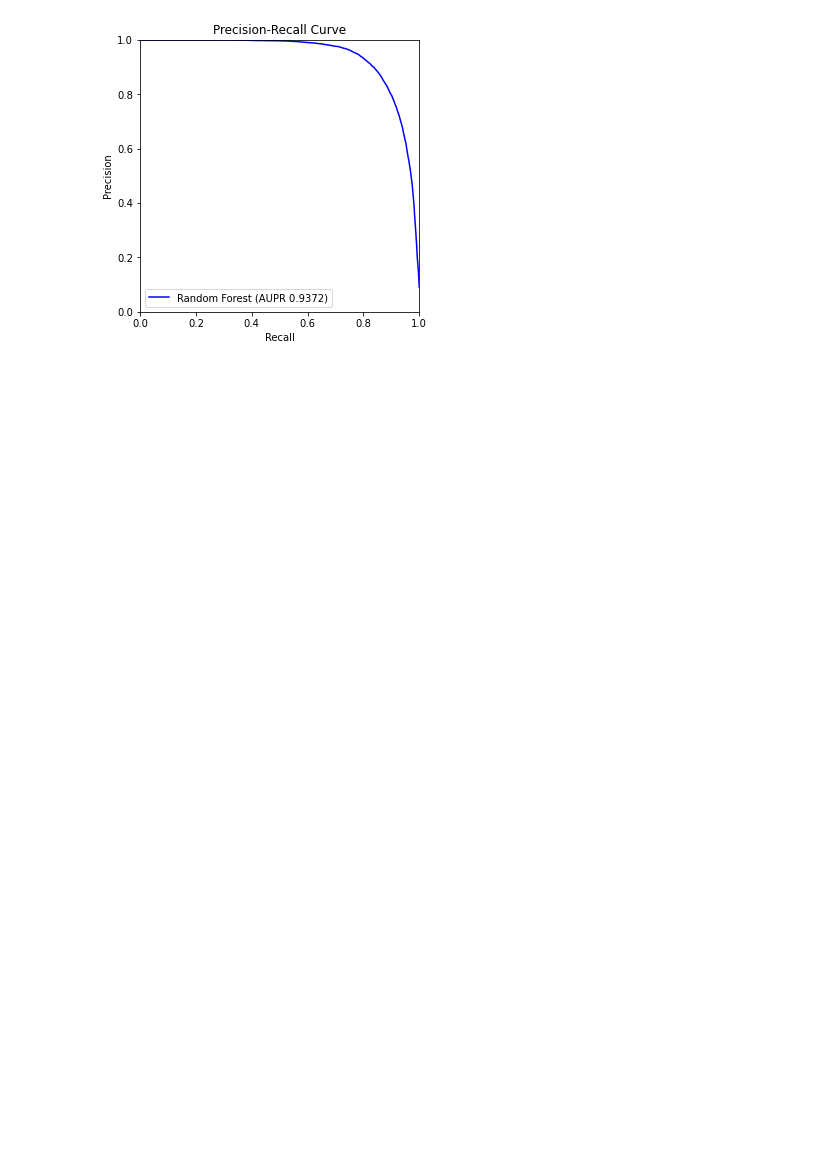
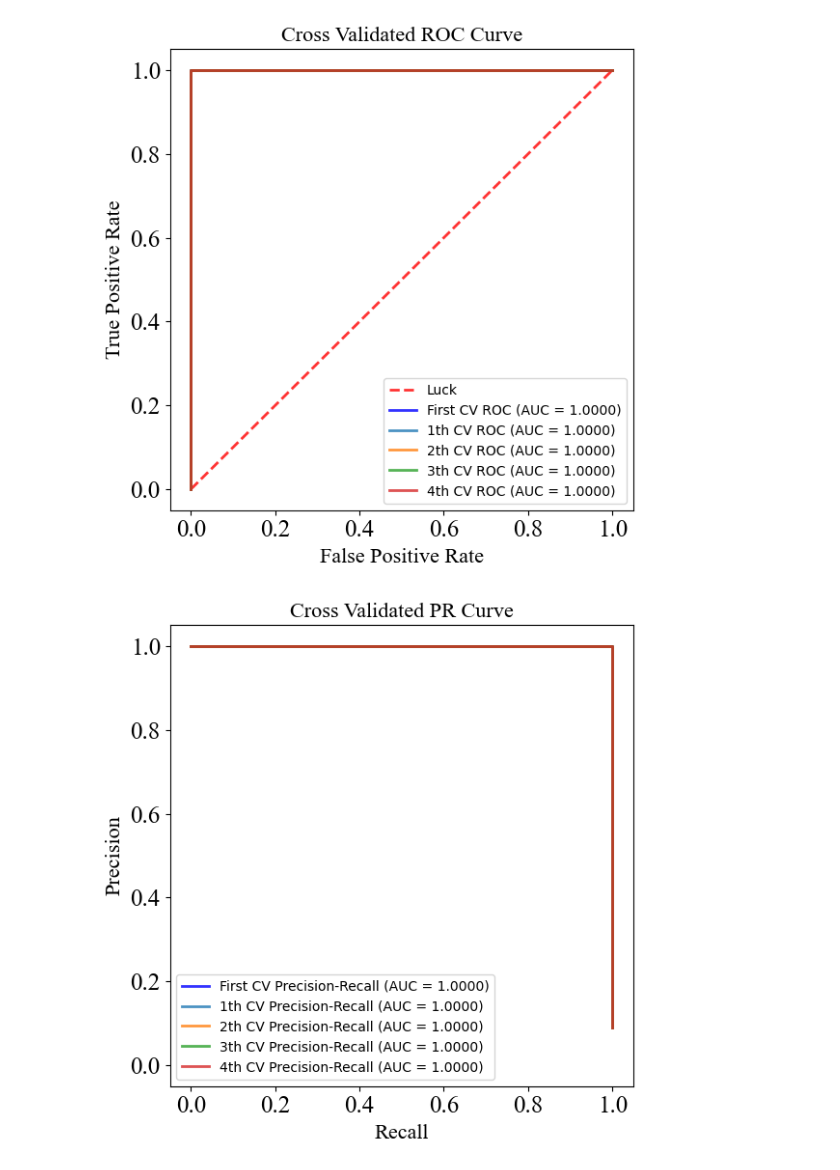
Before and after one commit to jjia1/viralepitope, a Jupyter notebook: ViralEpitopeModel_MachineLearning_BalancedData_5foldCV.ipynb, the cells around one changed output. Drawn from its saved outputs; the diff is of its cells as text; code cells hidden in the pictures; blank space fills up the shorter version.

```diff
--- a/ViralEpitopeModel_MachineLearning_BalancedData_5foldCV.ipynb
+++ b/ViralEpitopeModel_MachineLearning_BalancedData_5foldCV.ipynb
@@ -100,17 +119,3 @@ plt.show()
-# %%
-# method I: plt
-plt.figure(figsize=(5,5))
-plt.title('Precision-Recall Curve')
-plt.plot(rc, pr, 'b', label = 'Random Forest (AUPR %0.4f)' %aupr)
-
-plt.legend(loc = 'lower left')
-plt.xlim([0, 1])
-plt.ylim([0, 1])
-plt.ylabel('Precision')
-plt.xlabel('Recall')
-plt.show()
-# %% [output]
-[figure, removed]
 # %%
 kfold = StratifiedKFold(n_splits=5, shuffle=True, random_state=1337)
 all_probas=np.array([])
@@ -124,7 +129,7 @@ font1 = {'family' : 'Times New Roman',
         'size'   : 16}
 
 for i, (train, test) in enumerate(kfold.split(train_pep, train_target)):
-    rf = RandomForestClassifier(random_state = 1337)
+    rf = RandomForestClassifier()
 
     training_data = train_data[train]
     training_target = train_target[train]
@@ -171,30 +176,34 @@ for i, (train, test) in enumerate(kfold.split(train_pep, train_target)):
                 lw=2, alpha=.8)
 
         ax2.set_xlim([-0.05, 1.05])
         ax2.set_ylim([-0.05, 1.05])
         ax2.set_xlabel('Recall', font1)
         ax2.set_ylabel('Precision', font1)
         title2 = 'Cross Validated PR Curve'
         ax2.set_title(title2, font1)
         ax2.legend(loc="lower left")
 
     else:
         fpr, tpr, thresholds = roc_curve(validation_target, pred[:,1])
         auroc = roc_auc_score(validation_target, pred[:,1])
         precision, recall, _ = precision_recall_curve(validation_target, pred[:,1])
         aupr = average_precision_score(validation_target, pred[:,1])
 
         ax1.plot(fpr, tpr,
         label=str(i)+'th CV ROC (AUC = %0.4f)' % (auroc),
             lw=2, alpha=.8)
         ax1.legend(loc="lower right")
 
 
         ax2.plot(recall, precision,
         label=str(i)+'th CV Precision-Recall (AUC = %0.4f)' % (aupr),
         lw=2, alpha=.8)
         ax2.legend(loc="lower left")
 
     joblib.dump(rf, 'model/randomforest/rf_'+str(i))
     np.append(all_probas, pred)
     np.append(all_labels, validation_target)
+    del rf
+# %% [output]
+[figure, added]
+[figure, added]
```
Also changed, not shown: parts of 11 cells of this notebook, 1 other file.
